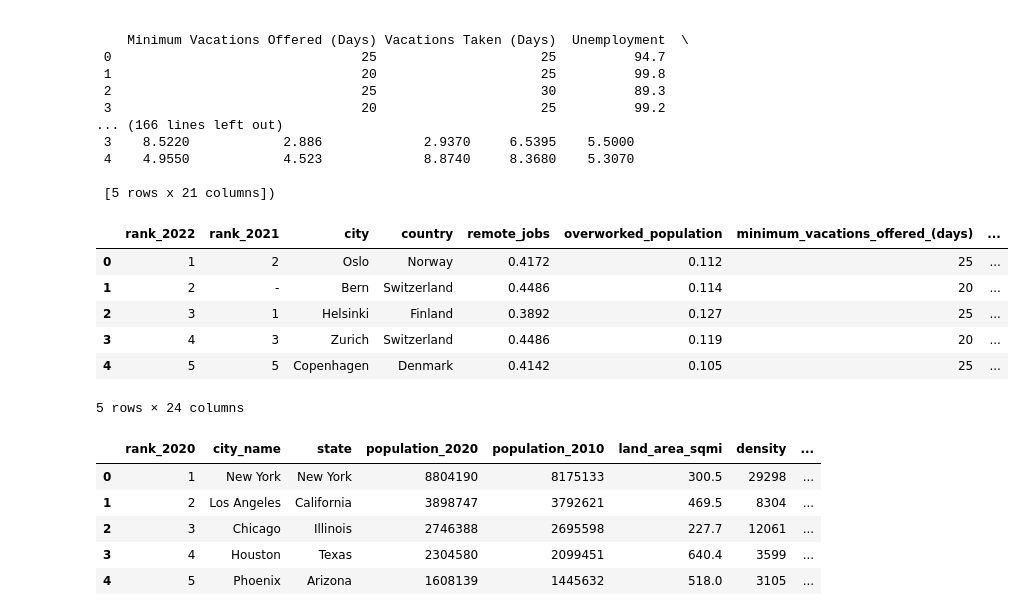
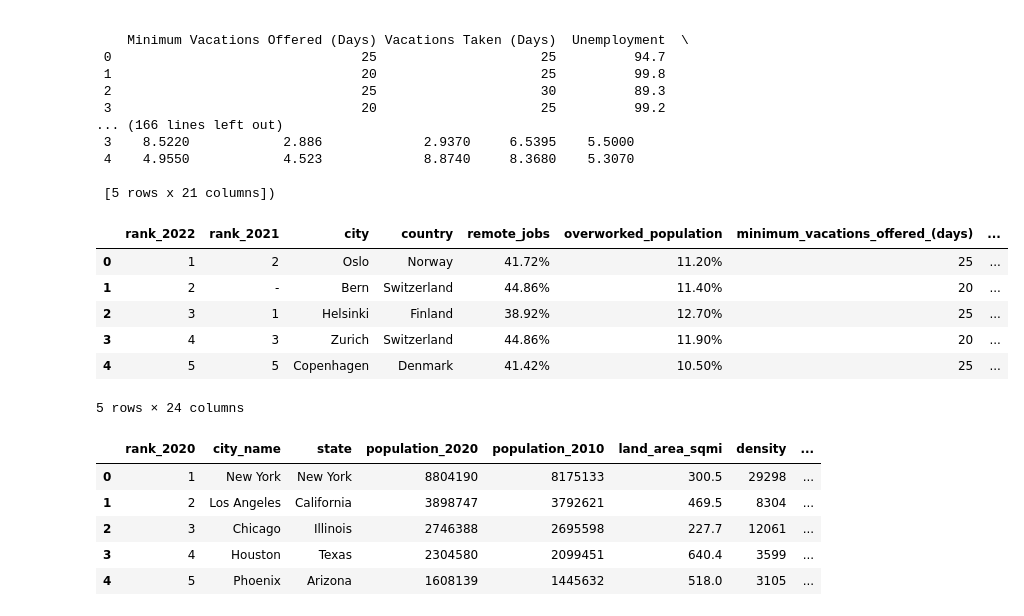
Before and after one commit to bormanliza/data_story, a Jupyter notebook: _sources/docs/notebook.ipynb, the cells around one changed output. Cells and saved outputs as stored; diff of their text form; code cells hidden in the pictures.

```diff
--- a/_sources/docs/notebook.ipynb
+++ b/_sources/docs/notebook.ipynb
@@ -43,19 +46,17 @@ best_cities_df = pd.read_csv('../data/GreenCities-Data.csv')
 # %%
 work_life_balance_df.columns = work_life_balance_df.columns.str.strip().str.replace(' ', '_').str.lower()
 work_life_balance_df = work_life_balance_df.rename(columns={'2022': 'rank_2022', '2021': 'rank_2021', 'multiple_jobholders': 'multiple_jobholders_%'})
 
 percentage_columns = ['remote_jobs', 'overworked_population', 'multiple_jobholders_%']
-for col in percentage_columns:
-    work_life_balance_df[col] = work_life_balance_df[col].str.rstrip('%').astype(float) / 100
 
 work_life_balance_df.head()
 # %% [output]
 |  | rank_2022 | rank_2021 | city | country | remote_jobs | overworked_population | minimum_vacations_offered_(days) | ... |
-| 0 | 1 | 2 | Oslo | Norway | 0.4172 | 0.112 | 25 | ... |
-| 1 | 2 | - | Bern | Switzerland | 0.4486 | 0.114 | 20 | ... |
-| 2 | 3 | 1 | Helsinki | Finland | 0.3892 | 0.127 | 25 | ... |
-| 3 | 4 | 3 | Zurich | Switzerland | 0.4486 | 0.119 | 20 | ... |
-| 4 | 5 | 5 | Copenhagen | Denmark | 0.4142 | 0.105 | 25 | ... |
+| 0 | 1 | 2 | Oslo | Norway | 41.72% | 11.20% | 25 | ... |
+| 1 | 2 | - | Bern | Switzerland | 44.86% | 11.40% | 20 | ... |
+| 2 | 3 | 1 | Helsinki | Finland | 38.92% | 12.70% | 25 | ... |
+| 3 | 4 | 3 | Zurich | Switzerland | 44.86% | 11.90% | 20 | ... |
+| 4 | 5 | 5 | Copenhagen | Denmark | 41.42% | 10.50% | 25 | ... |
 5 rows × 24 columns
 # %%
 # Clean and preprocess living wage data
```
Also changed, not shown: parts of 10 cells of this notebook, 6 other files.
